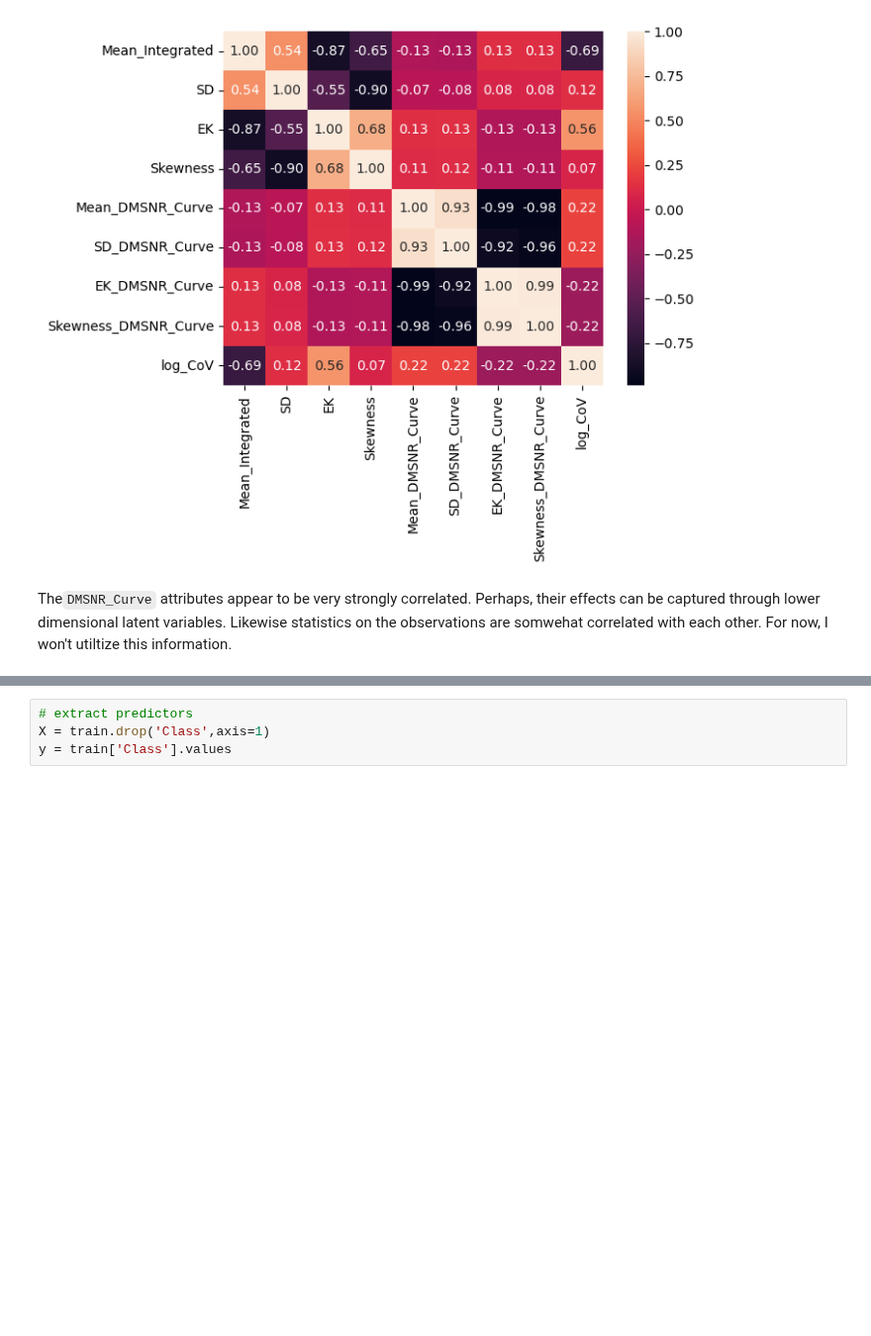
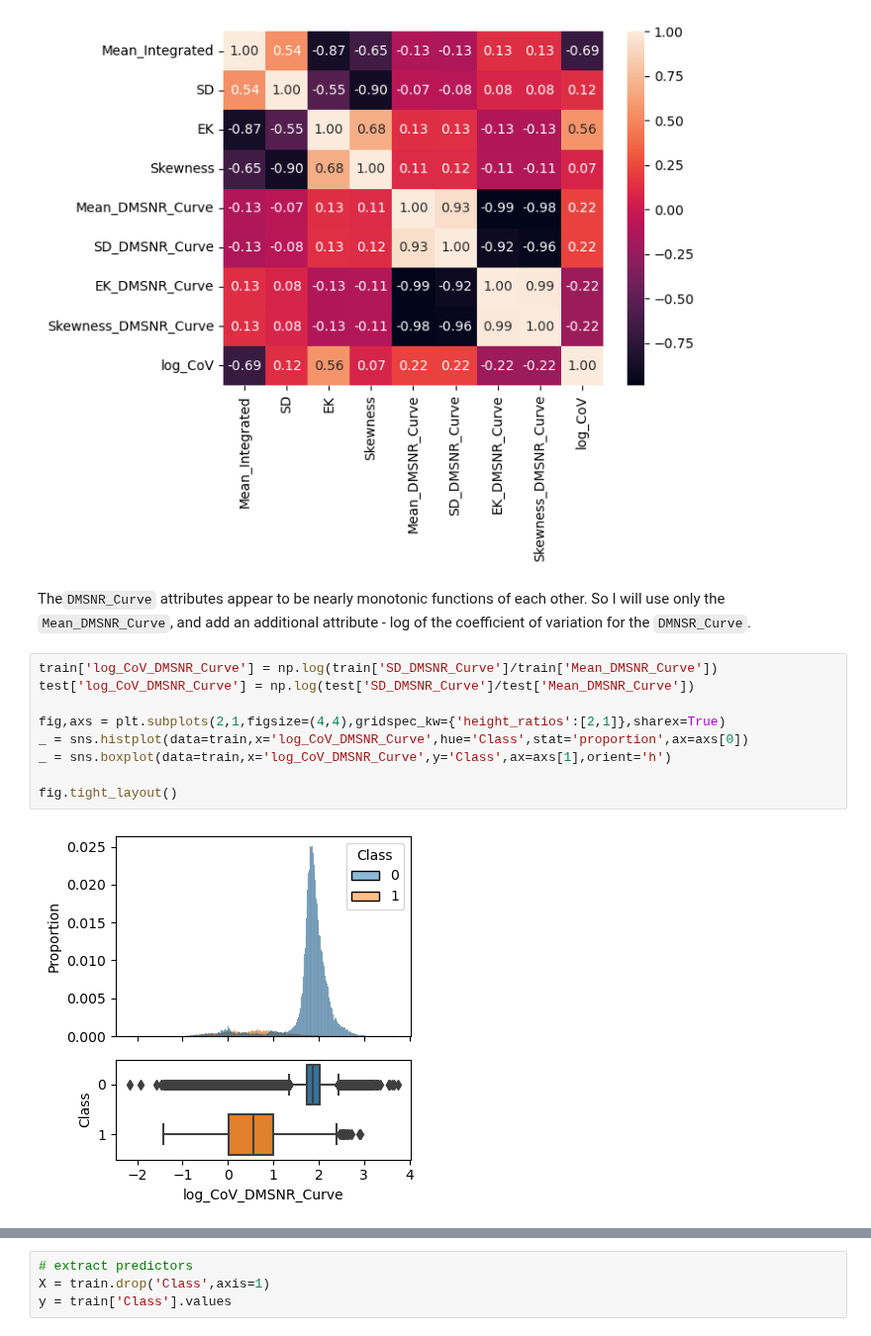
Before and after one commit to syerramilli/kaggle-notebooks, a Jupyter notebook: ps3e10-xgboost-hyperopt.ipynb, the cells around one changed output, grey strips where cells are left out. Shown at 99% size. Cells and saved outputs as stored; diff of their text form; blank space fills up the shorter version.

```diff
--- a/ps3e10-xgboost-hyperopt.ipynb
+++ b/ps3e10-xgboost-hyperopt.ipynb
@@ -133,5 +133,16 @@ _ = sns.heatmap(
 )
 # %% [output]
 [figure]
-# %% [markdown]
-The`DMSNR_Curve` attributes appear to be very strongly correlated. Perhaps, their effects can be captured through lower dimensional latent variables. Likewise statistics on the observations are somwehat correlated with each other. For now, I won't utiltize this information.
+# %% [markdown]
+The`DMSNR_Curve` attributes appear to be nearly monotonic functions of each other. So  I will use only the `Mean_DMSNR_Curve`, and add an additional attribute - log of the coefficient of variation for the `DMNSR_Curve`.
+# %%
+train['log_CoV_DMSNR_Curve'] = np.log(train['SD_DMSNR_Curve']/train['Mean_DMSNR_Curve'])
+test['log_CoV_DMSNR_Curve'] = np.log(test['SD_DMSNR_Curve']/test['Mean_DMSNR_Curve'])
+
+fig,axs = plt.subplots(2,1,figsize=(4,4),gridspec_kw={'height_ratios':[2,1]},sharex=True)
+_ = sns.histplot(data=train,x='log_CoV_DMSNR_Curve',hue='Class',stat='proportion',ax=axs[0])
+_ = sns.boxplot(data=train,x='log_CoV_DMSNR_Curve',y='Class',ax=axs[1],orient='h')
+
+fig.tight_layout()
+# %% [output]
+[figure, added]
```
Also changed, not shown: parts of 6 cells of this notebook.
